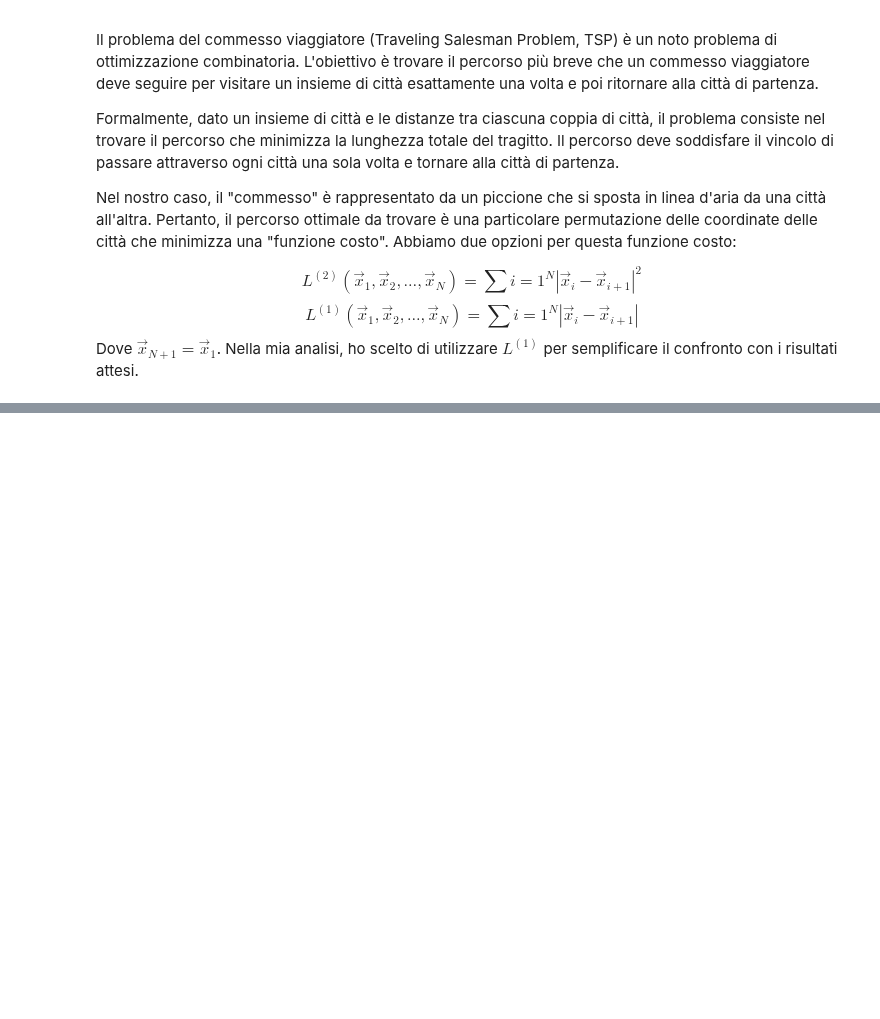
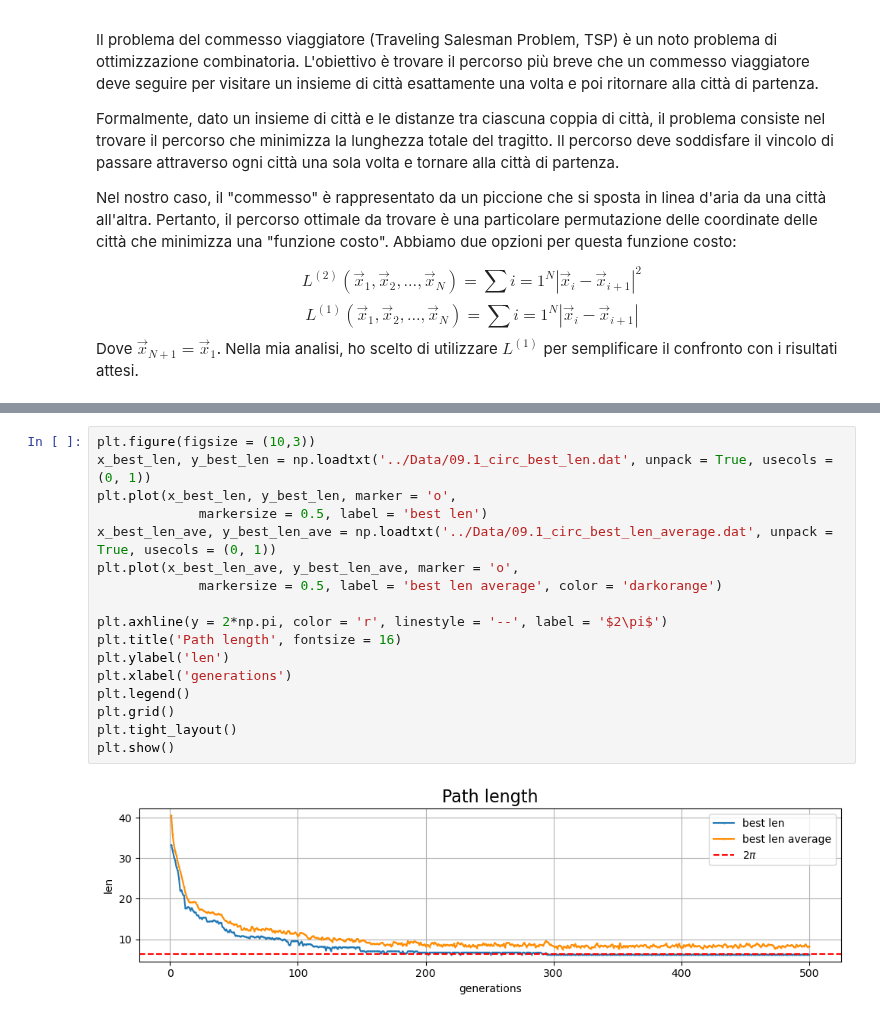
Before and after one commit to matteopicciolini/Numeric-Simulation-Laboratory, a Jupyter notebook: JupyterNotebooks/Exercises_09.ipynb, the cells around one changed output, grey strips where cells are left out. Saved outputs shown, nothing was run; the diff lists cells and outputs as text; blank space fills up the shorter version.

```diff
--- a/JupyterNotebooks/Exercises_09.ipynb
+++ b/JupyterNotebooks/Exercises_09.ipynb
@@ -36,0 +146,19 @@ Dove $\vec{x}_{N+1}=\vec{x}_1$. Nella mia analisi, ho scelto di utilizzare $L^{(
+# %%
+plt.figure(figsize = (10,3))
+x_best_len, y_best_len = np.loadtxt('../Data/09.1_circ_best_len.dat', unpack = True, usecols = (0, 1))
+plt.plot(x_best_len, y_best_len, marker = 'o',
+             markersize = 0.5, label = 'best len')
+x_best_len_ave, y_best_len_ave = np.loadtxt('../Data/09.1_circ_best_len_average.dat', unpack = True, usecols = (0, 1))
+plt.plot(x_best_len_ave, y_best_len_ave, marker = 'o',
+             markersize = 0.5, label = 'best len average', color = 'darkorange')
+
+plt.axhline(y = 2*np.pi, color = 'r', linestyle = '--', label = '$2\pi$')
+plt.title('Path length', fontsize = 16)
+plt.ylabel('len')
+plt.xlabel('generations')
+plt.legend()
+plt.grid()
+plt.tight_layout()
+plt.show()
+# %% [output]
+[figure, added]
```
Also changed, not shown: parts of 11 cells of this notebook, 14 other files.
